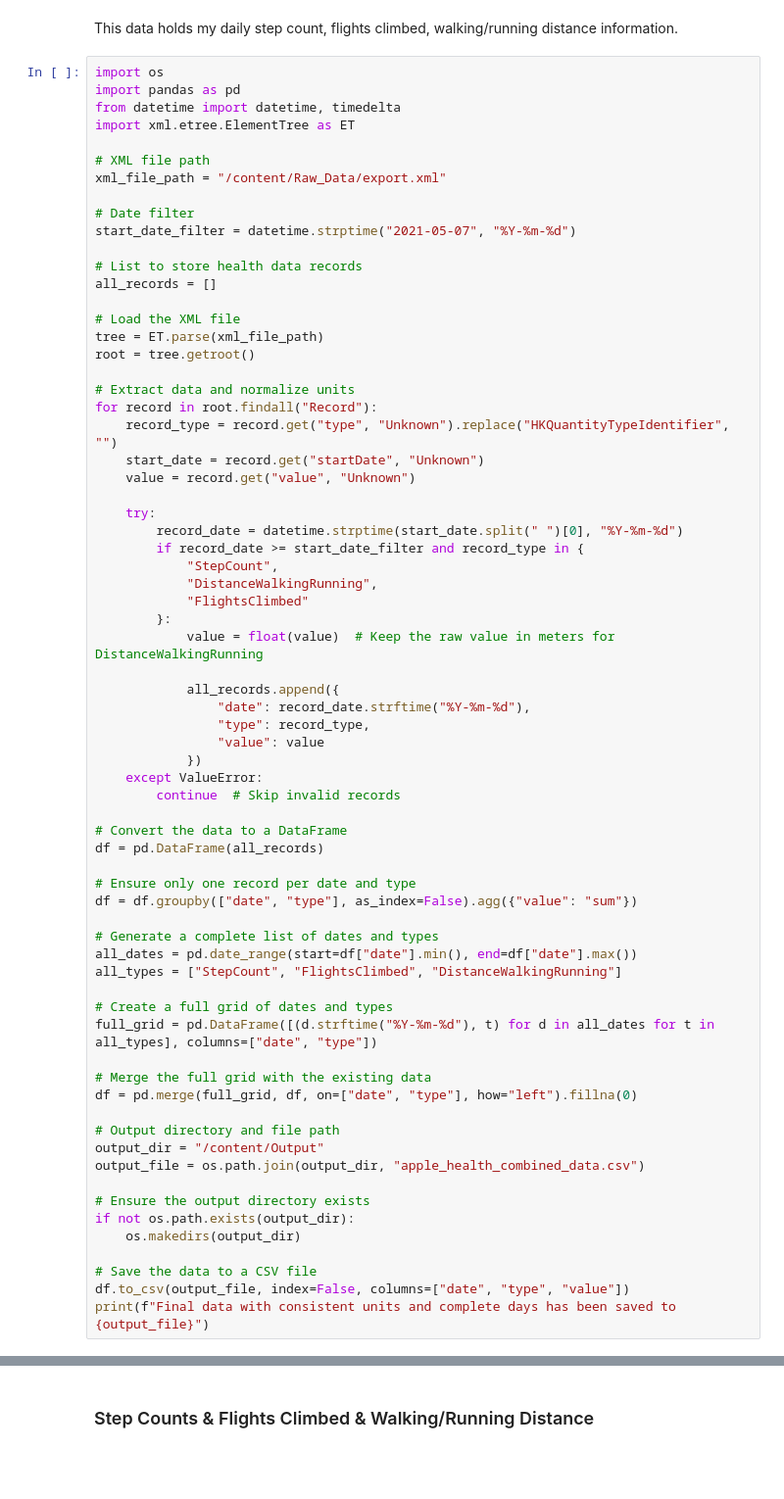
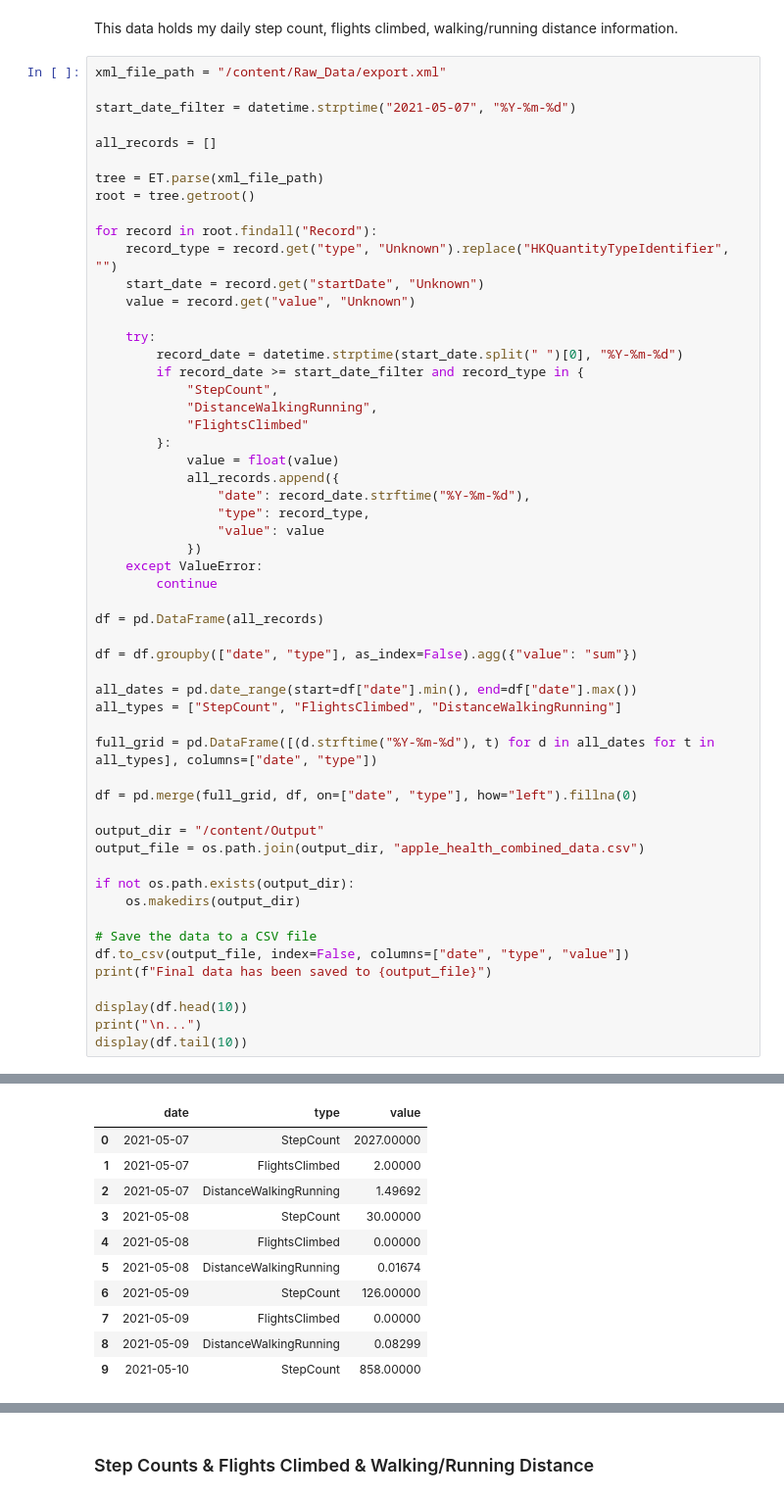
Before and after one commit to adaakbulut/DSA210-Term-Project, a Jupyter notebook: data_process.ipynb, the cells around one changed output, grey strips where cells are left out. Shown at 98% size. Drawn from its saved outputs; the diff is of its cells as text; blank space fills up the shorter version.

```diff
--- a/data_process.ipynb
+++ b/data_process.ipynb
@@ -18,25 +23,15 @@ output_path = "/content/Output"
 # %% [markdown]
 This data holds my daily step count, flights climbed, walking/running distance information.
 # %%
-import os
-import pandas as pd
-from datetime import datetime, timedelta
-import xml.etree.ElementTree as ET
-
-# XML file path
 xml_file_path = "/content/Raw_Data/export.xml"
 
-# Date filter
 start_date_filter = datetime.strptime("2021-05-07", "%Y-%m-%d")
 
-# List to store health data records
 all_records = []
 
-# Load the XML file
 tree = ET.parse(xml_file_path)
 root = tree.getroot()
 
-# Extract data and normalize units
 for record in root.findall("Record"):
     record_type = record.get("type", "Unknown").replace("HKQuantityTypeIdentifier", "")
     start_date = record.get("startDate", "Unknown")
@@ -49,41 +44,37 @@ for record in root.findall("Record"):
             "DistanceWalkingRunning",
             "FlightsClimbed"
         }:
-            value = float(value)  # Keep the raw value in meters for DistanceWalkingRunning
-
+            value = float(value)
             all_records.append({
                 "date": record_date.strftime("%Y-%m-%d"),
                 "type": record_type,
                 "value": value
             })
     except ValueError:
-        continue  # Skip invalid records
+        continue
 
-# Convert the data to a DataFrame
 df = pd.DataFrame(all_records)
 
-# Ensure only one record per date and type
 df = df.groupby(["date", "type"], as_index=False).agg({"value": "sum"})
 
-# Generate a complete list of dates and types
 all_dates = pd.date_range(start=df["date"].min(), end=df["date"].max())
 all_types = ["StepCount", "FlightsClimbed", "DistanceWalkingRunning"]
 
-# Create a full grid of dates and types
 full_grid = pd.DataFrame([(d.strftime("%Y-%m-%d"), t) for d in all_dates for t in all_types], columns=["date", "type"])
 
-# Merge the full grid with the existing data
 df = pd.merge(full_grid, df, on=["date", "type"], how="left").fillna(0)
 
-# Output directory and file path
 output_dir = "/content/Output"
 output_file = os.path.join(output_dir, "apple_health_combined_data.csv")
 
-# Ensure the output directory exists
 if not os.path.exists(output_dir):
     os.makedirs(output_dir)
 
 # Save the data to a CSV file
 df.to_csv(output_file, index=False, columns=["date", "type", "value"])
-print(f"Final data with consistent units and complete days has been saved to {output_file}")
+print(f"Final data has been saved to {output_file}")
+
+display(df.head(10))
+print("\n...")
+display(df.tail(10))
 # %% [output]
@@ -90,0 +82,11 @@ Final data with consistent units and complete days has been saved to /content/Ou
+|  | date | type | value |
+| 0 | 2021-05-07 | StepCount | 2027.00000 |
+| 1 | 2021-05-07 | FlightsClimbed | 2.00000 |
+| 2 | 2021-05-07 | DistanceWalkingRunning | 1.49692 |
+| 3 | 2021-05-08 | StepCount | 30.00000 |
+| 4 | 2021-05-08 | FlightsClimbed | 0.00000 |
+| 5 | 2021-05-08 | DistanceWalkingRunning | 0.01674 |
+| 6 | 2021-05-09 | StepCount | 126.00000 |
+| 7 | 2021-05-09 | FlightsClimbed | 0.00000 |
+| 8 | 2021-05-09 | DistanceWalkingRunning | 0.08299 |
+| 9 | 2021-05-10 | StepCount | 858.00000 |
```
Also changed, not shown: parts of 11 cells of this notebook.
